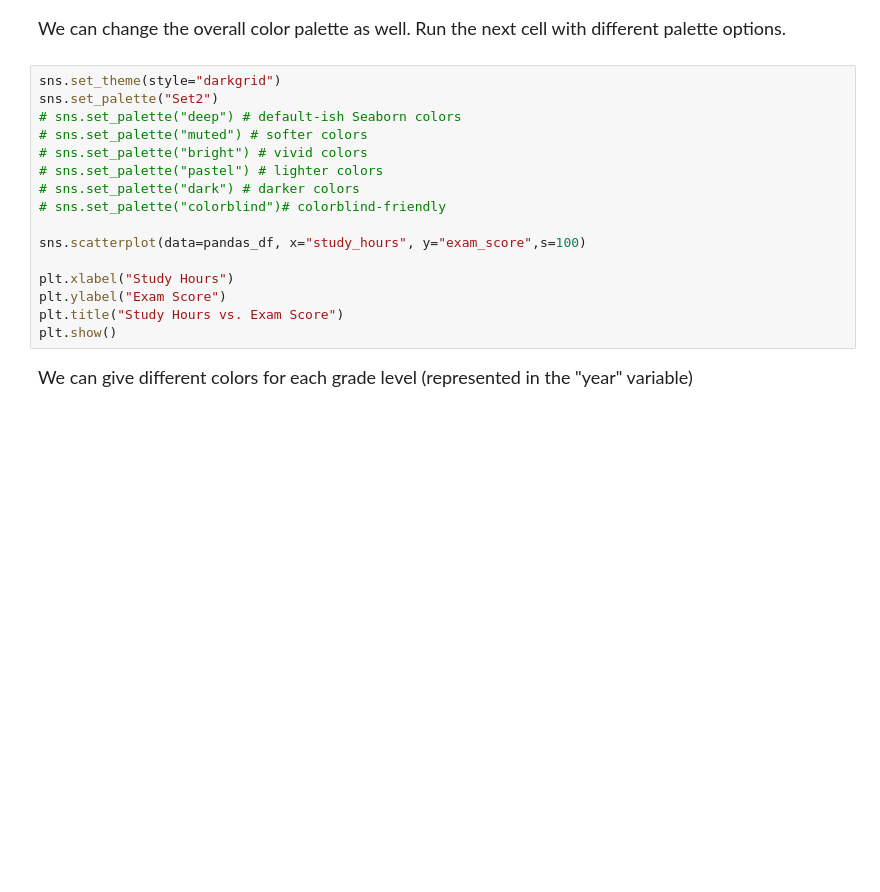
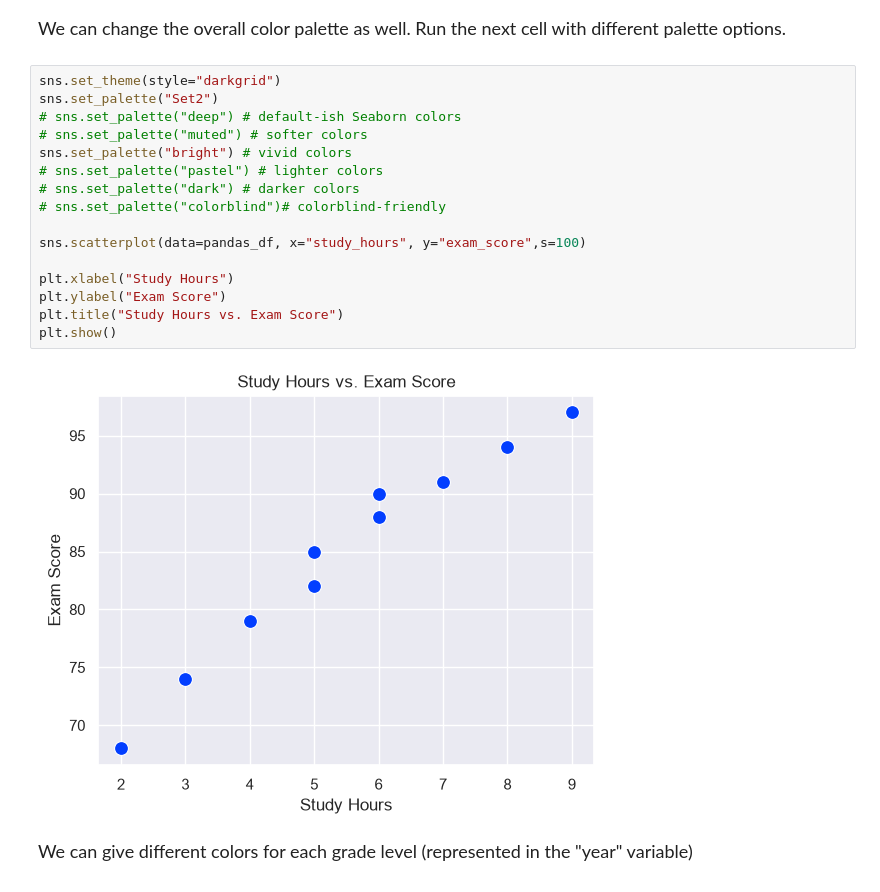
Before and after one commit to maanavg8/datasci185fall2026, a Jupyter notebook: Lab_02/lab02.ipynb, the cells around one changed output. Saved outputs shown, nothing was run; the diff lists cells and outputs as text; blank space fills up the shorter version.

```diff
--- a/Lab_02/lab02.ipynb
+++ b/Lab_02/lab02.ipynb
@@ -250,19 +358,21 @@ We can change the overall color palette as well. Run the next cell with differen
 # %%
 sns.set_theme(style="darkgrid")
 sns.set_palette("Set2")
 # sns.set_palette("deep") # default-ish Seaborn colors
 # sns.set_palette("muted") # softer colors
-# sns.set_palette("bright") # vivid colors
+sns.set_palette("bright") # vivid colors
 # sns.set_palette("pastel") # lighter colors
 # sns.set_palette("dark") # darker colors
 # sns.set_palette("colorblind")# colorblind-friendly
 
 sns.scatterplot(data=pandas_df, x="study_hours", y="exam_score",s=100)
 
 plt.xlabel("Study Hours")
 plt.ylabel("Exam Score")
 plt.title("Study Hours vs. Exam Score")
 plt.show()
+# %% [output]
+[figure, added]
 # %% [markdown]
 <font size = "4">
 
```
Also changed, not shown: parts of 16 cells of this notebook, 1 other file.
